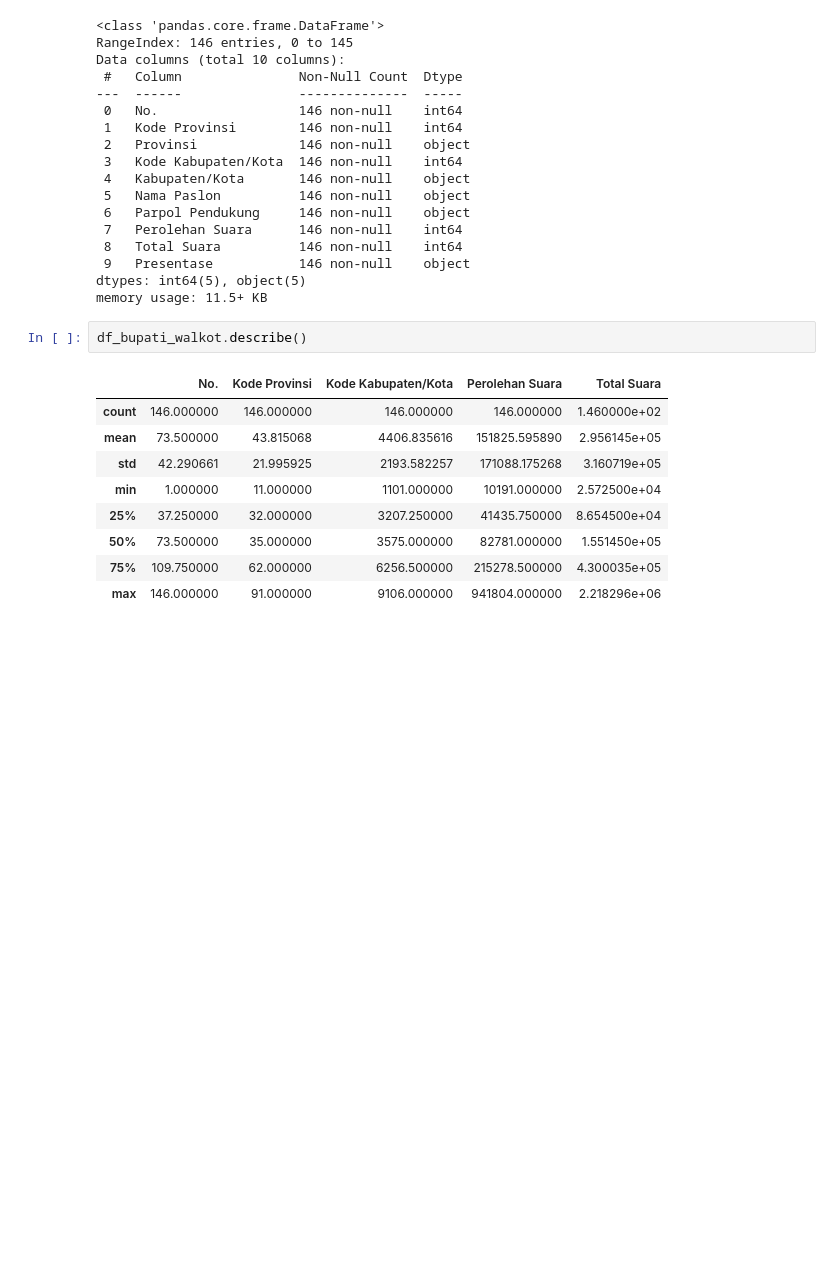
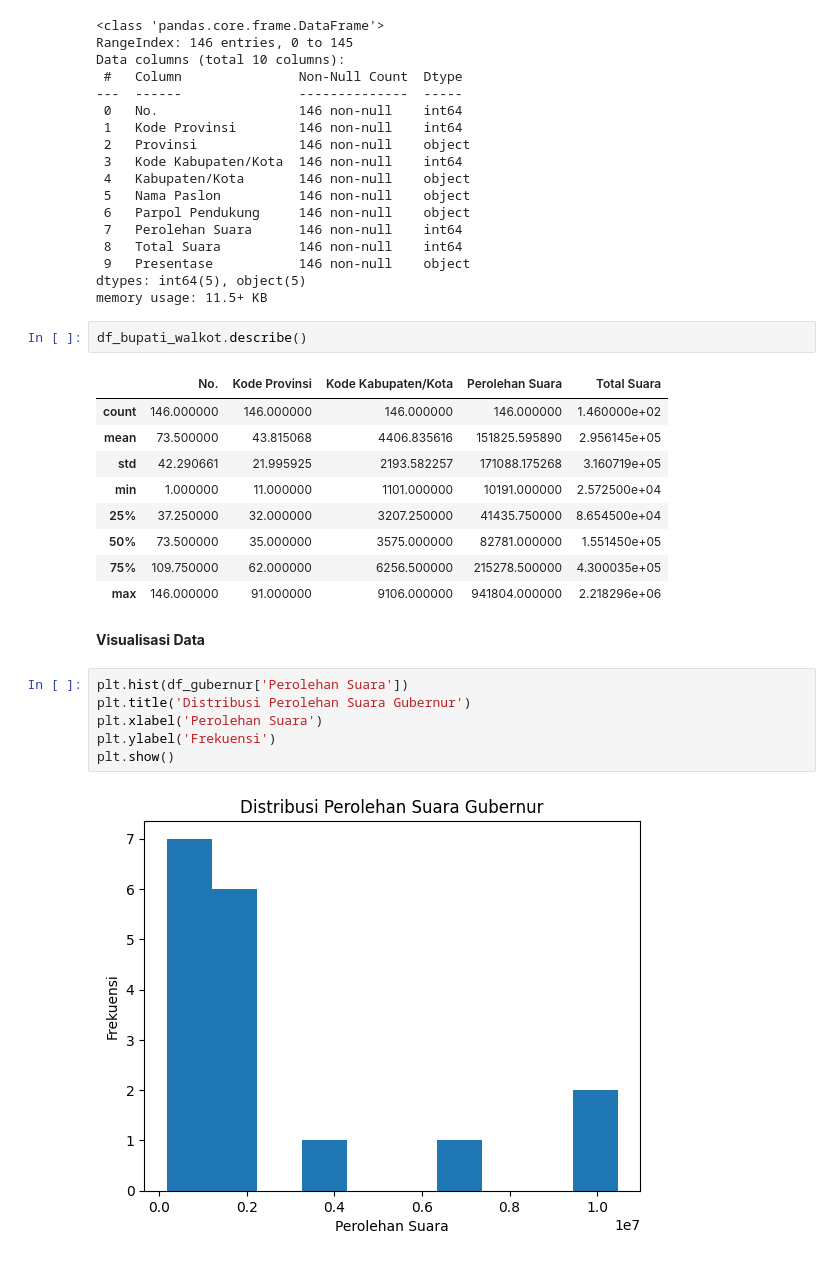
Before and after one commit to LatiefDataVisionary/eda-college-task, a Jupyter notebook: Tgs_EDA_pilkada.ipynb, the cells around one changed output. Saved outputs shown, nothing was run; the diff lists cells and outputs as text; blank space fills up the shorter version.

```diff
--- a/Tgs_EDA_pilkada.ipynb
+++ b/Tgs_EDA_pilkada.ipynb
@@ -108,3 +136,13 @@ df_bupati_walkot.describe()
 | 50% | 73.500000 | 35.000000 | 3575.000000 | 82781.000000 | 1.551450e+05 |
 | 75% | 109.750000 | 62.000000 | 6256.500000 | 215278.500000 | 4.300035e+05 |
 | max | 146.000000 | 91.000000 | 9106.000000 | 941804.000000 | 2.218296e+06 |
+# %% [markdown]
+**Visualisasi Data**
+# %%
+plt.hist(df_gubernur['Perolehan Suara'])
+plt.title('Distribusi Perolehan Suara Gubernur')
+plt.xlabel('Perolehan Suara')
+plt.ylabel('Frekuensi')
+plt.show()
+# %% [output]
+[figure, added]
```
Also changed, not shown: parts of 9 cells of this notebook.
